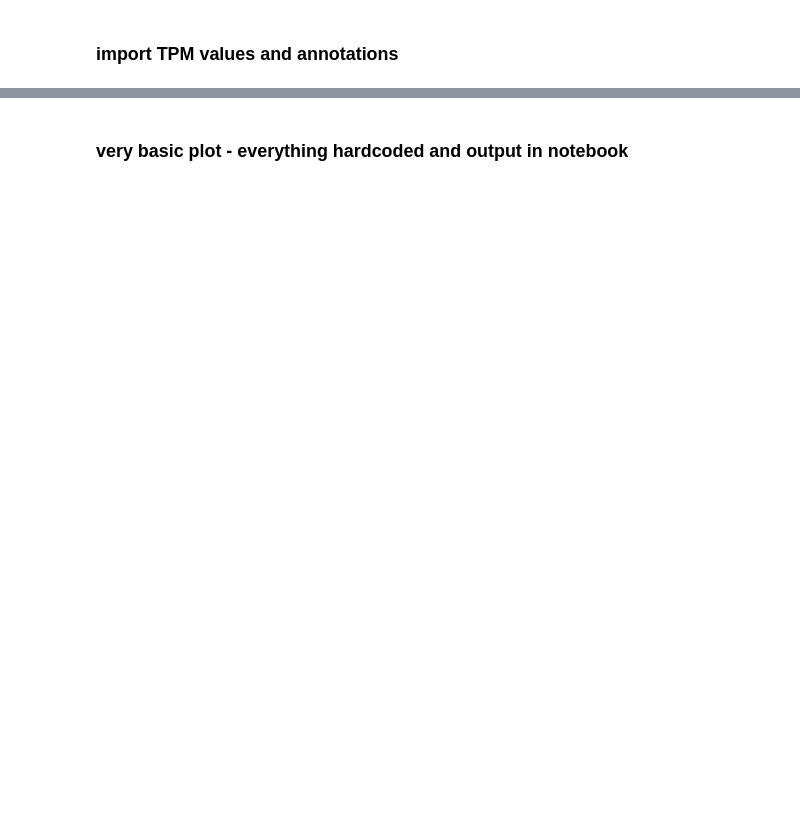
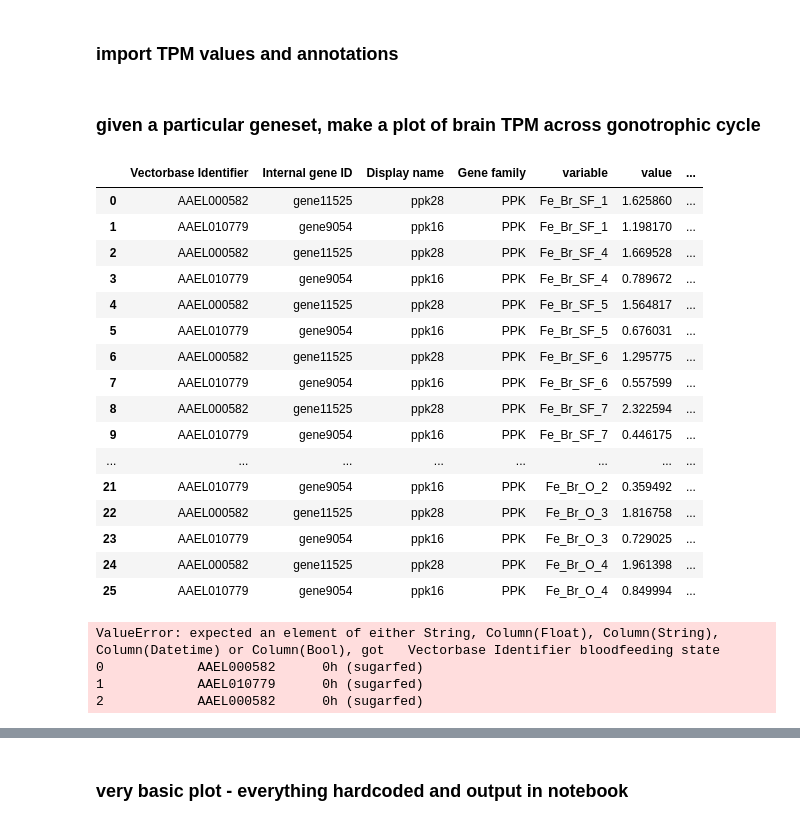
Before and after one commit to bnmtthws/ntx-interactive, a Jupyter notebook: ntx-interactive.ipynb, the cells around one changed output, grey strips where cells are left out. Drawn from its saved outputs; the diff is of its cells as text; code cells hidden in the pictures; blank space fills up the shorter version.

```diff
--- a/ntx-interactive.ipynb
+++ b/ntx-interactive.ipynb
@@ -22,3 +24,47 @@ output_notebook()
 annotations = pd.read_excel(ANNOTATION)
 tpm_ru = pd.read_excel(TPM_RU)
 tpm_vec = pd.read_excel(TPM_VEC)
+# %% [markdown]
+### given a particular geneset, make a plot of brain TPM across gonotrophic cycle
+# %%
+genes = ['AAEL010779','AAEL000582']
+gene_subset = tpm_ru.loc[tpm_ru['Vectorbase Identifier'].isin(genes)]
+common_cols = ['Vectorbase Identifier','Internal gene ID','Display name','Gene family']
+# %%
+br_bf = ['Fe_Br_BF_1','Fe_Br_BF_2','Fe_Br_BF_3','Fe_Br_BF_4']
+br_sf = ['Fe_Br_SF_1','Fe_Br_SF_4','Fe_Br_SF_5','Fe_Br_SF_6','Fe_Br_SF_7']
+br_o = ['Fe_Br_O_1','Fe_Br_O_2','Fe_Br_O_3','Fe_Br_O_4']
+
+brain_only = gene_subset[common_cols + br_sf + br_bf + br_o]
+brain_only.melt = pd.melt(brain_only,id_vars = common_cols)
+brain_only.melt.loc[brain_only.melt['variable'].isin(br_bf),'bloodfeeding state'] = '48h (bloodfed)'
+brain_only.melt.loc[brain_only.melt['variable'].isin(br_sf),'bloodfeeding state'] = '0h (sugarfed)'
+brain_only.melt.loc[brain_only.melt['variable'].isin(br_o),'bloodfeeding state'] = '96h (gravid)'
+# %%
+brain_only.melt
+# %% [output]
+|  | Vectorbase Identifier | Internal gene ID | Display name | Gene family | variable | value | ... |
+| 0 | AAEL000582 | gene11525 | ppk28 | PPK | Fe_Br_SF_1 | 1.625860 | ... |
+| 1 | AAEL010779 | gene9054 | ppk16 | PPK | Fe_Br_SF_1 | 1.198170 | ... |
+| 2 | AAEL000582 | gene11525 | ppk28 | PPK | Fe_Br_SF_4 | 1.669528 | ... |
+| 3 | AAEL010779 | gene9054 | ppk16 | PPK | Fe_Br_SF_4 | 0.789672 | ... |
+| 4 | AAEL000582 | gene11525 | ppk28 | PPK | Fe_Br_SF_5 | 1.564817 | ... |
+| 5 | AAEL010779 | gene9054 | ppk16 | PPK | Fe_Br_SF_5 | 0.676031 | ... |
+| 6 | AAEL000582 | gene11525 | ppk28 | PPK | Fe_Br_SF_6 | 1.295775 | ... |
+| 7 | AAEL010779 | gene9054 | ppk16 | PPK | Fe_Br_SF_6 | 0.557599 | ... |
+| 8 | AAEL000582 | gene11525 | ppk28 | PPK | Fe_Br_SF_7 | 2.322594 | ... |
+| 9 | AAEL010779 | gene9054 | ppk16 | PPK | Fe_Br_SF_7 | 0.446175 | ... |
+| ... | ... | ... | ... | ... | ... | ... | ... |
+| 21 | AAEL010779 | gene9054 | ppk16 | PPK | Fe_Br_O_2 | 0.359492 | ... |
+| 22 | AAEL000582 | gene11525 | ppk28 | PPK | Fe_Br_O_3 | 1.816758 | ... |
+| 23 | AAEL010779 | gene9054 | ppk16 | PPK | Fe_Br_O_3 | 0.729025 | ... |
+| 24 | AAEL000582 | gene11525 | ppk28 | PPK | Fe_Br_O_4 | 1.961398 | ... |
+| 25 | AAEL010779 | gene9054 | ppk16 | PPK | Fe_Br_O_4 | 0.849994 | ... |
+# %%
+p_scatter = Scatter(brain_only.melt, x='Vectorbase Identifier', y='value',color='bloodfeeding state', xlabel="gene",ylabel="transcripts per million (TPM)")
+p_box = BoxPlot(brain_only.melt, ['Vectorbase Identifier','bloodfeeding state'], values='value',color='bloodfeeding state', group='bloodfeeding state',xlabel="gene",ylabel="transcripts per million (TPM)",title='Gene expression in brain across the gonotrophic cycle',)
+# %% [output]
+ValueError: expected an element of either String, Column(Float), Column(String), Column(Datetime) or Column(Bool), got   Vectorbase Identifier bloodfeeding state
+0            AAEL000582      0h (sugarfed)
+1            AAEL010779      0h (sugarfed)
+2            AAEL000582      0h (sugarfed)
```
Also changed, not shown: parts of 5 cells of this notebook.
